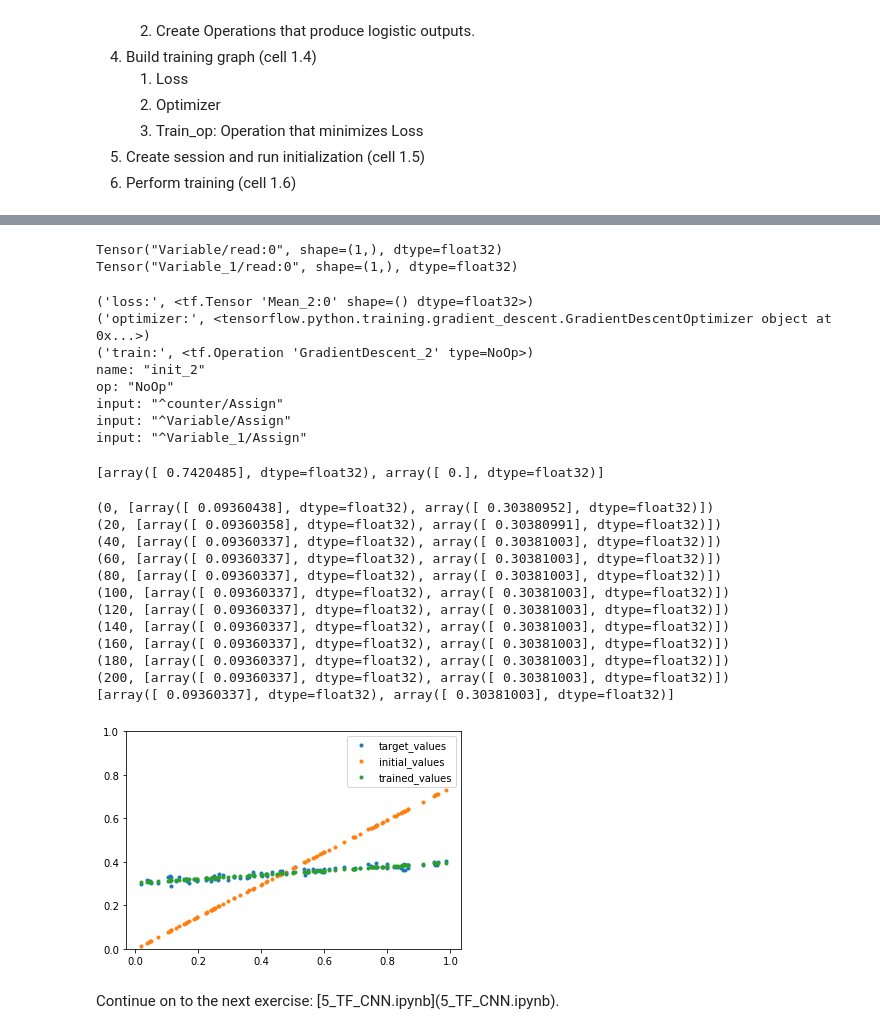
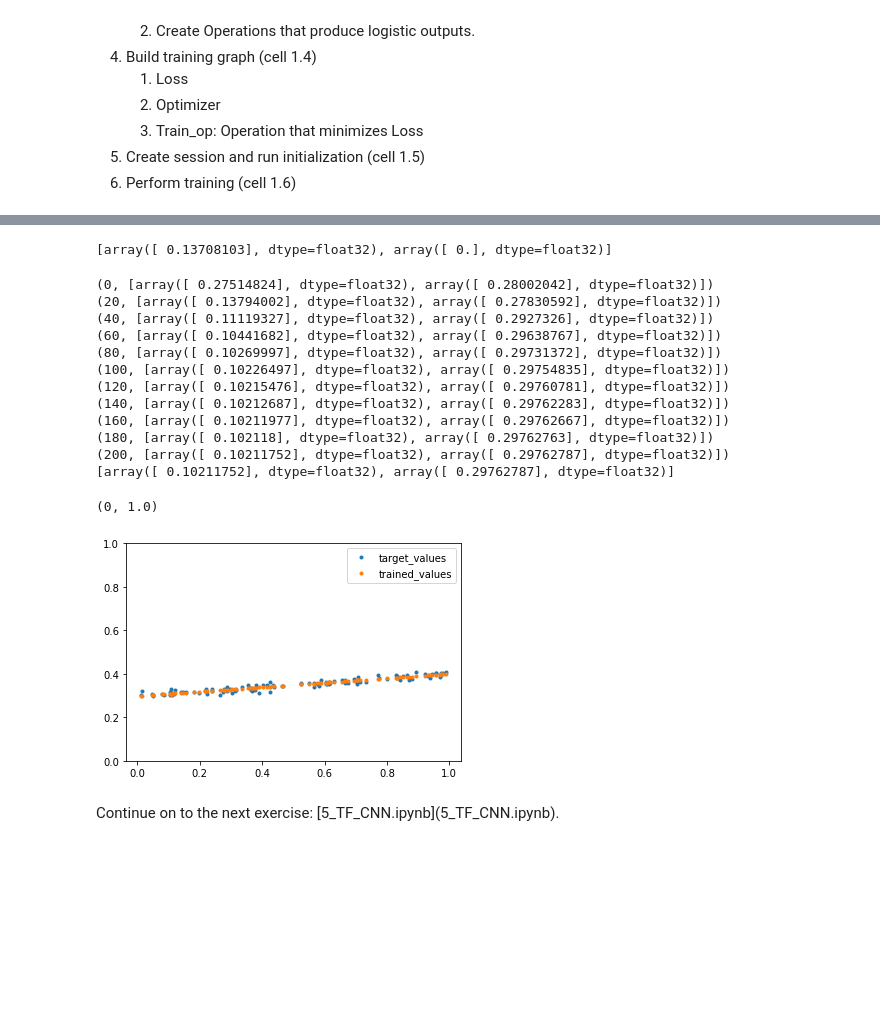
Before and after one commit to namitashokeen/codas-ml, a Jupyter notebook: 4_TF.ipynb, the cells around one changed output, grey strips where cells are left out. Saved outputs shown, nothing was run; the diff lists cells and outputs as text; code cells hidden in the pictures; blank space fills up the shorter version.

```diff
--- a/4_TF.ipynb
+++ b/4_TF.ipynb
@@ -228,34 +225,12 @@ pylab.plot(x_data, y_data, '.')
 W = tf.Variable(tf.random_uniform([1], 0.0, 1.0))
 b = tf.Variable(tf.zeros([1]))
 y = W * x_data + b
-
-# Uncomment the following lines to see W and b are.
-print(W)
-print(b)
-# %% [output]
-Tensor("Variable/read:0", shape=(1,), dtype=float32)
-Tensor("Variable_1/read:0", shape=(1,), dtype=float32)
 # %%
 # 1.4 Build training graph.
 loss = tf.reduce_mean(tf.square(y - y_data))  # Create an operation that calculates loss.
 optimizer = tf.train.GradientDescentOptimizer(0.5)  # Create an optimizer.
 train = optimizer.minimize(loss)  # Create an operation that minimizes loss.
 init = tf.global_variables_initializer()  # Create an operation initializes all the variables.
-
-# Uncomment the following 3 lines to see what 'loss', 'optimizer' and 'train' are.
-print("loss:", loss)
-print("optimizer:", optimizer)
-print("train:", train)
-print(init)
-# %% [output]
-('loss:', <tf.Tensor 'Mean_2:0' shape=() dtype=float32>)
-('optimizer:', <tensorflow.python.training.gradient_descent.GradientDescentOptimizer object at 0x...>)
-('train:', <tf.Operation 'GradientDescent_2' type=NoOp>)
-name: "init_2"
-op: "NoOp"
-input: "^counter/Assign"
-input: "^Variable/Assign"
-input: "^Variable_1/Assign"
 # %%
 # 1.5 Uncomment the following line to see what we have built.
 #print(tf.get_default_graph().as_graph_def())
@@ -263,12 +238,11 @@ input: "^Variable_1/Assign"
 # 1.6 Create a session and launch the graph.
 sess = tf.InteractiveSession()
 sess.run(init)
-y_initial_values = sess.run(y)  # Save initial values for plotting later.
 
 # Uncomment the following line to see the initial W and b values.
 print(sess.run([W, b]))
 # %% [output]
-[array([ 0.7420485], dtype=float32), array([ 0.], dtype=float32)]
+[array([ 0.13708103], dtype=float32), array([ 0.], dtype=float32)]
 # %%
 # 1.7 Perform training.
 for step in range(201):
@@ -279,28 +253,28 @@ for step in range(201):
 
 print(sess.run([W, b]))
 # %% [output]
-(0, [array([ 0.09360438], dtype=float32), array([ 0.30380952], dtype=float32)])
-(20, [array([ 0.09360358], dtype=float32), array([ 0.30380991], dtype=float32)])
-(40, [array([ 0.09360337], dtype=float32), array([ 0.30381003], dtype=float32)])
-(60, [array([ 0.09360337], dtype=float32), array([ 0.30381003], dtype=float32)])
-(80, [array([ 0.09360337], dtype=float32), array([ 0.30381003], dtype=float32)])
-(100, [array([ 0.09360337], dtype=float32), array([ 0.30381003], dtype=float32)])
-(120, [array([ 0.09360337], dtype=float32), array([ 0.30381003], dtype=float32)])
-(140, [array([ 0.09360337], dtype=float32), array([ 0.30381003], dtype=float32)])
-(160, [array([ 0.09360337], dtype=float32), array([ 0.30381003], dtype=float32)])
-(180, [array([ 0.09360337], dtype=float32), array([ 0.30381003], dtype=float32)])
-(200, [array([ 0.09360337], dtype=float32), array([ 0.30381003], dtype=float32)])
-[array([ 0.09360337], dtype=float32), array([ 0.30381003], dtype=float32)]
+(0, [array([ 0.27514824], dtype=float32), array([ 0.28002042], dtype=float32)])
+(20, [array([ 0.13794002], dtype=float32), array([ 0.27830592], dtype=float32)])
+(40, [array([ 0.11119327], dtype=float32), array([ 0.2927326], dtype=float32)])
+(60, [array([ 0.10441682], dtype=float32), array([ 0.29638767], dtype=float32)])
+(80, [array([ 0.10269997], dtype=float32), array([ 0.29731372], dtype=float32)])
+(100, [array([ 0.10226497], dtype=float32), array([ 0.29754835], dtype=float32)])
+(120, [array([ 0.10215476], dtype=float32), array([ 0.29760781], dtype=float32)])
+(140, [array([ 0.10212687], dtype=float32), array([ 0.29762283], dtype=float32)])
+(160, [array([ 0.10211977], dtype=float32), array([ 0.29762667], dtype=float32)])
+(180, [array([ 0.102118], dtype=float32), array([ 0.29762763], dtype=float32)])
+(200, [array([ 0.10211752], dtype=float32), array([ 0.29762787], dtype=float32)])
+[array([ 0.10211752], dtype=float32), array([ 0.29762787], dtype=float32)]
 # %%
 # 1.8 Uncomment the following lines to compare.
 pylab.plot(x_data, y_data, '.', label="target_values")
-pylab.plot(x_data, y_initial_values, ".", label="initial_values")
 pylab.plot(x_data, sess.run(y), ".", label="trained_values")
 pylab.legend()
 pylab.ylim(0, 1.0)
 
-sess.close()
+#sess.close()
 # %% [output]
+(0, 1.0)
-[figure, old version]
+[figure, new version]
 # %% [markdown]
 <p>Continue on to the next exercise: [5_TF_CNN.ipynb](5_TF_CNN.ipynb).</p>
```
Also changed, not shown: parts of 2 cells of this notebook.
